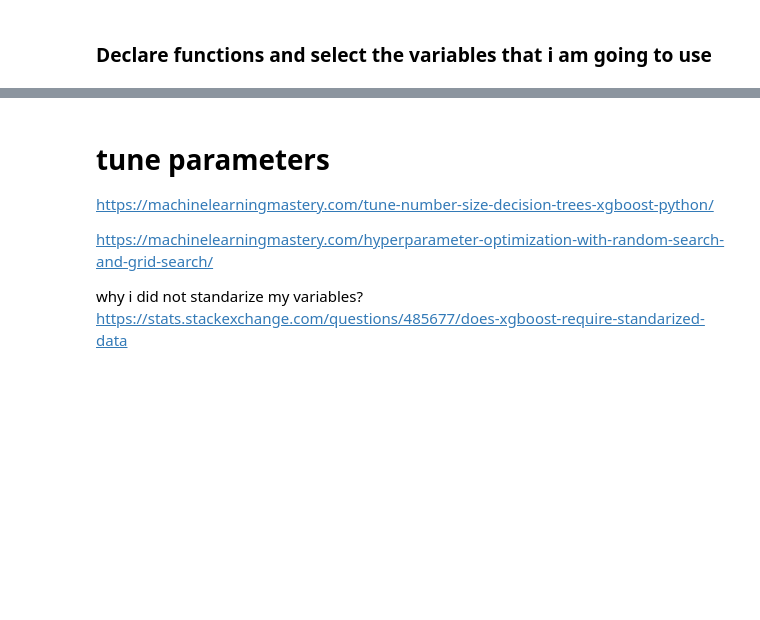
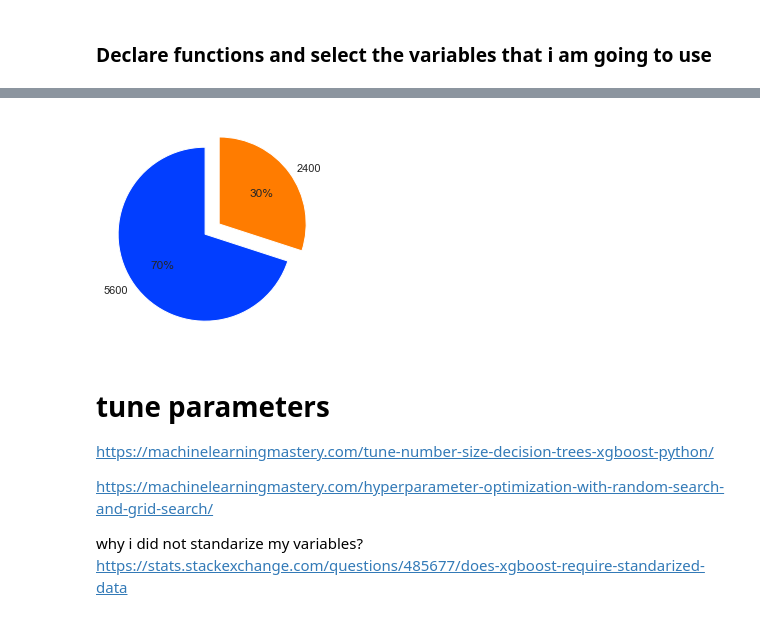
Before and after one commit to iair/cornershop_test, a Jupyter notebook: notebooks/prototypes/training.ipynb, the cells around one changed output, grey strips where cells are left out. Cells and saved outputs as stored; diff of their text form; code cells hidden in the pictures; blank space fills up the shorter version.

```diff
--- a/notebooks/prototypes/training.ipynb
+++ b/notebooks/prototypes/training.ipynb
@@ -62,3 +74,17 @@ get_na(X)
+# %%
+# Split the data
+X_train, X_test, y_train, y_test = train_test_split(X, y, test_size=0.3, random_state=100)
+#define data
+data = [X_train.shape[0],X_test.shape[0] ]
+labels = [data[0], data[1]]
+#define Seaborn color palette to use
+colors = sns.color_palette('bright')[0:2]
+#create pie chart
+plt.pie(data, labels = labels, colors = colors,startangle=90,
+        autopct='%1.f%%',explode=(0.1,0.1))
+plt.show()
+# %% [output]
+[figure, added]
 # %% [markdown]
 # tune parameters
 
```
Also changed, not shown: parts of 30 cells of this notebook, 5 other files.
